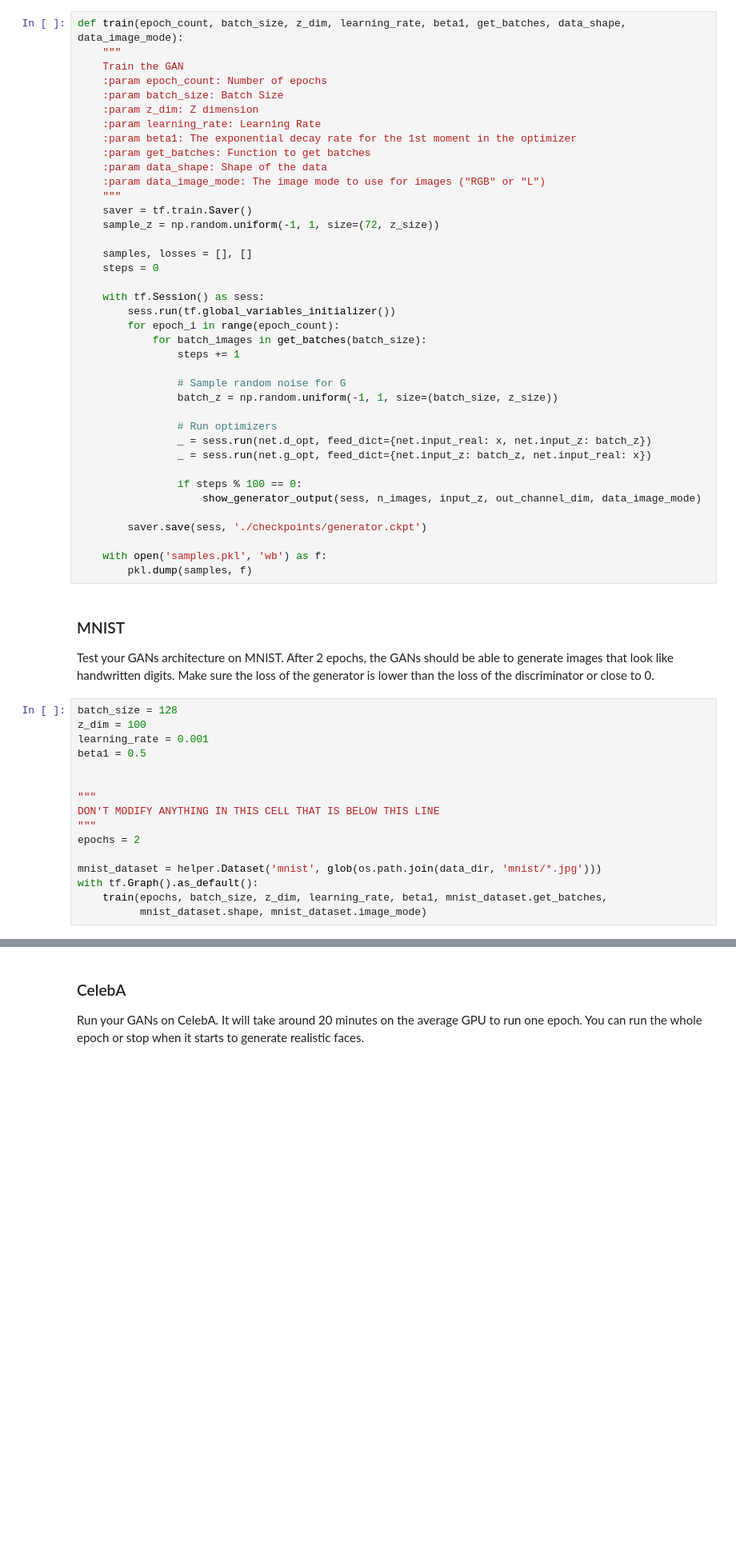
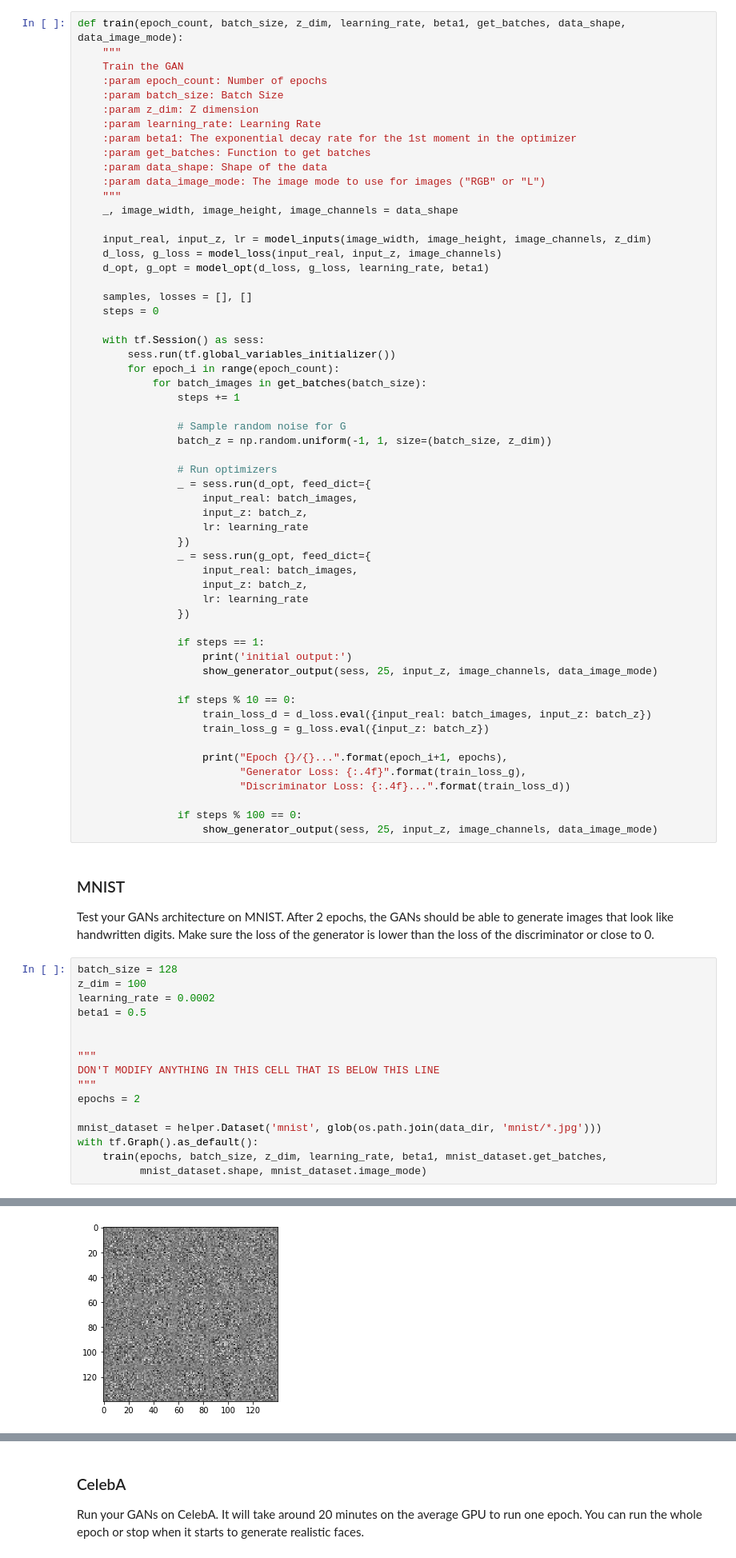
Before and after one commit to thiagojv/dl-face-generator, a Jupyter notebook: dlnd_face_generation.ipynb, the cells around one changed output, grey strips where cells are left out. Shown at 80% size. Saved outputs shown, nothing was run; the diff lists cells and outputs as text; blank space fills up the shorter version.

```diff
--- a/dlnd_face_generation.ipynb
+++ b/dlnd_face_generation.ipynb
@@ -344,8 +332,11 @@ def train(epoch_count, batch_size, z_dim, learning_rate, beta1, get_batches, dat
     :param data_shape: Shape of the data
     :param data_image_mode: The image mode to use for images ("RGB" or "L")
     """
-    saver = tf.train.Saver()
-    sample_z = np.random.uniform(-1, 1, size=(72, z_size))
+    _, image_width, image_height, image_channels = data_shape
+
+    input_real, input_z, lr = model_inputs(image_width, image_height, image_channels, z_dim)
+    d_loss, g_loss = model_loss(input_real, input_z, image_channels)
+    d_opt, g_opt = model_opt(d_loss, g_loss, learning_rate, beta1)
 
     samples, losses = [], []
     steps = 0
@@ -357,26 +348,41 @@ def train(epoch_count, batch_size, z_dim, learning_rate, beta1, get_batches, dat
                 steps += 1
 
                 # Sample random noise for G
-                batch_z = np.random.uniform(-1, 1, size=(batch_size, z_size))
+                batch_z = np.random.uniform(-1, 1, size=(batch_size, z_dim))
 
                 # Run optimizers
-                _ = sess.run(net.d_opt, feed_dict={net.input_real: x, net.input_z: batch_z})
-                _ = sess.run(net.g_opt, feed_dict={net.input_z: batch_z, net.input_real: x})
+                _ = sess.run(d_opt, feed_dict={
+                    input_real: batch_images,
+                    input_z: batch_z,
+                    lr: learning_rate
+                })
+                _ = sess.run(g_opt, feed_dict={
+                    input_real: batch_images,
+                    input_z: batch_z,
+                    lr: learning_rate
+                })
+
+                if steps == 1:
+                    print('initial output:')
+                    show_generator_output(sess, 25, input_z, image_channels, data_image_mode)
+
+                if steps % 10 == 0:
+                    train_loss_d = d_loss.eval({input_real: batch_images, input_z: batch_z})
+                    train_loss_g = g_loss.eval({input_z: batch_z})
+
+                    print("Epoch {}/{}...".format(epoch_i+1, epochs),
+                          "Generator Loss: {:.4f}".format(train_loss_g),
+                          "Discriminator Loss: {:.4f}...".format(train_loss_d))
 
                 if steps % 100 == 0:
-                    show_generator_output(sess, n_images, input_z, out_channel_dim, data_image_mode)
-
-        saver.save(sess, './checkpoints/generator.ckpt')
-
-    with open('samples.pkl', 'wb') as f:
-        pkl.dump(samples, f)
+                    show_generator_output(sess, 25, input_z, image_channels, data_image_mode)
 # %% [markdown]
 ### MNIST
 Test your GANs architecture on MNIST.  After 2 epochs, the GANs should be able to generate images that look like handwritten digits.  Make sure the loss of the generator is lower than the loss of the discriminator or close to 0.
 # %%
 batch_size = 128
 z_dim = 100
-learning_rate = 0.001
+learning_rate = 0.0002
 beta1 = 0.5
 
 
@@ -389,3 +395,4 @@ mnist_dataset = helper.Dataset('mnist', glob(os.path.join(data_dir, 'mnist/*.jpg
 with tf.Graph().as_default():
     train(epochs, batch_size, z_dim, learning_rate, beta1, mnist_dataset.get_batches,
           mnist_dataset.shape, mnist_dataset.image_mode)
+# %% [output]
@@ -391,0 +400 @@ with tf.Graph().as_default():
+[figure, added]
```
Also changed, not shown: parts of 8 cells of this notebook.
